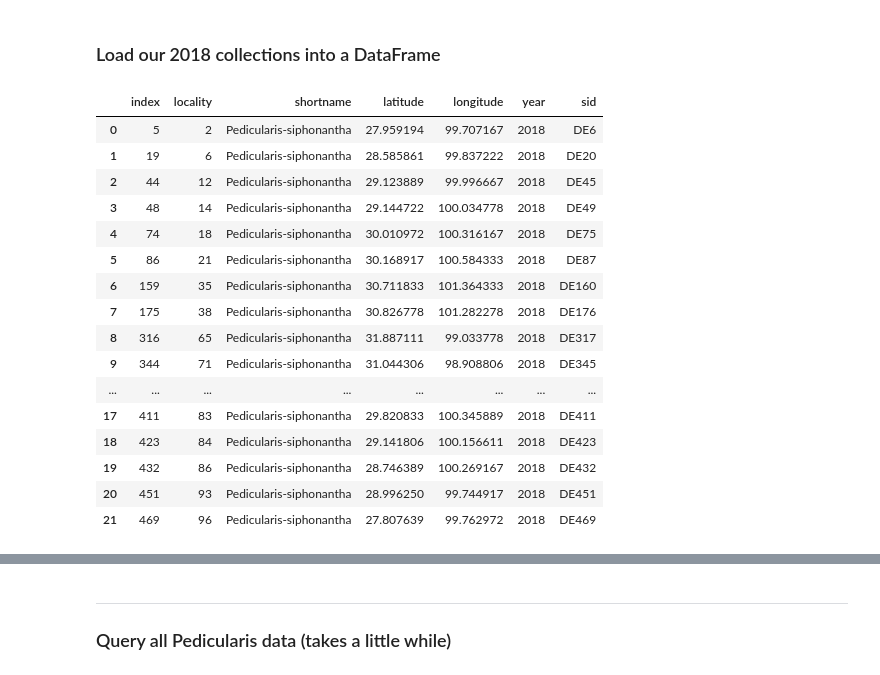
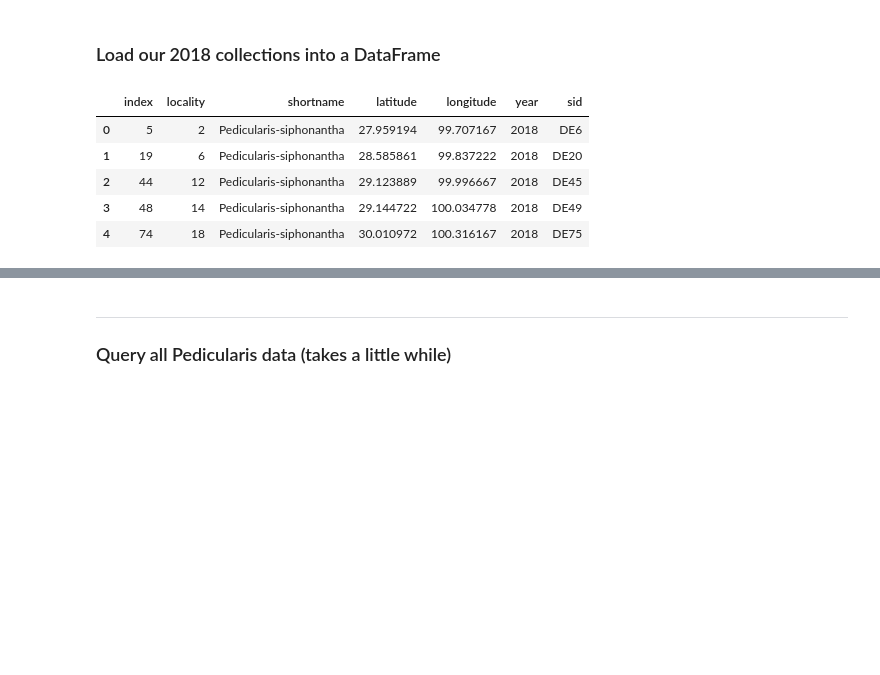
Before and after one commit to eaton-lab/History-migration, a Jupyter notebook: notebooks/nb1-search-Hengduan-database.ipynb, the cells around one changed output, grey strips where cells are left out. Saved outputs shown, nothing was run; the diff lists cells and outputs as text; code cells hidden in the pictures; blank space fills up the shorter version.

```diff
--- a/notebooks/nb1-search-Hengduan-database.ipynb
+++ b/notebooks/nb1-search-Hengduan-database.ipynb
@@ -278,22 +304,11 @@ class New:
 newdata = New("/home/deren/Downloads/Fieldnotes-2018 - Sheet1.csv")
 # %%
 # get a subset data set for a specific taxon
-newdata.subset("siphonantha")
+newdata.subset("siphonantha").head()
 # %% [output]
 |  | index | locality | shortname | latitude | longitude | year | sid |
 | 0 | 5 | 2 | Pedicularis-siphonantha | 27.959194 | 99.707167 | 2018 | DE6 |
 | 1 | 19 | 6 | Pedicularis-siphonantha | 28.585861 | 99.837222 | 2018 | DE20 |
 | 2 | 44 | 12 | Pedicularis-siphonantha | 29.123889 | 99.996667 | 2018 | DE45 |
 | 3 | 48 | 14 | Pedicularis-siphonantha | 29.144722 | 100.034778 | 2018 | DE49 |
 | 4 | 74 | 18 | Pedicularis-siphonantha | 30.010972 | 100.316167 | 2018 | DE75 |
-| 5 | 86 | 21 | Pedicularis-siphonantha | 30.168917 | 100.584333 | 2018 | DE87 |
-| 6 | 159 | 35 | Pedicularis-siphonantha | 30.711833 | 101.364333 | 2018 | DE160 |
-| 7 | 175 | 38 | Pedicularis-siphonantha | 30.826778 | 101.282278 | 2018 | DE176 |
-| 8 | 316 | 65 | Pedicularis-siphonantha | 31.887111 | 99.033778 | 2018 | DE317 |
-| 9 | 344 | 71 | Pedicularis-siphonantha | 31.044306 | 98.908806 | 2018 | DE345 |
-| ... | ... | ... | ... | ... | ... | ... | ... |
-| 17 | 411 | 83 | Pedicularis-siphonantha | 29.820833 | 100.345889 | 2018 | DE411 |
-| 18 | 423 | 84 | Pedicularis-siphonantha | 29.141806 | 100.156611 | 2018 | DE423 |
-| 19 | 432 | 86 | Pedicularis-siphonantha | 28.746389 | 100.269167 | 2018 | DE432 |
-| 20 | 451 | 93 | Pedicularis-siphonantha | 28.996250 | 99.744917 | 2018 | DE451 |
-| 21 | 469 | 96 | Pedicularis-siphonantha | 27.807639 | 99.762972 | 2018 | DE469 |
```
Also changed, not shown: parts of 7 cells of this notebook.
